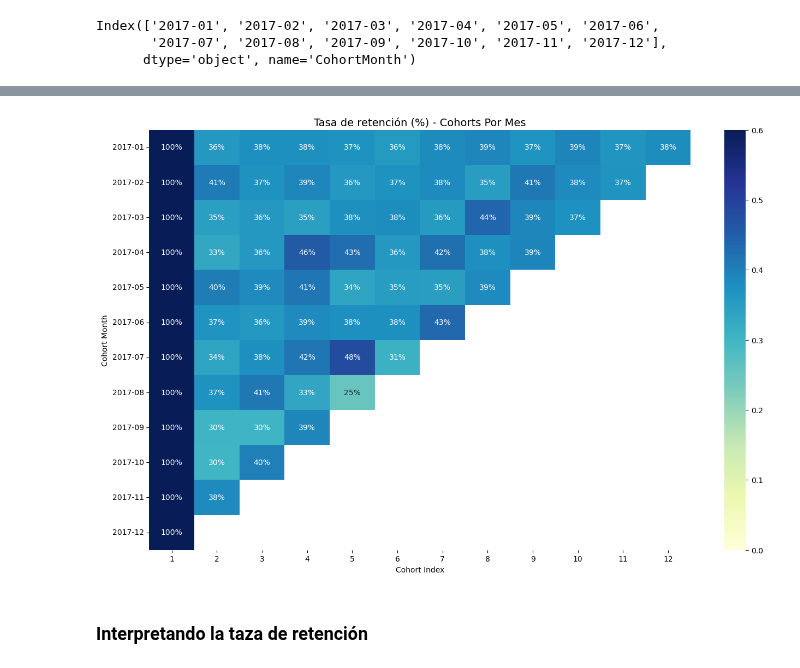
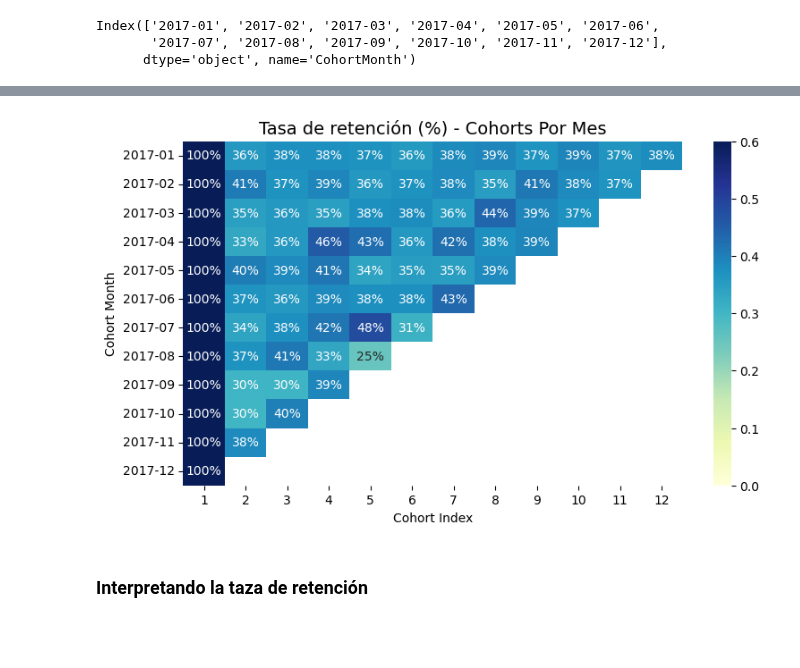
Before and after one commit to adrianmarino/cohorts, a Jupyter notebook: notebooks/example.ipynb, the cells around one changed output, grey strips where cells are left out. Cells and saved outputs as stored; diff of their text form; code cells hidden in the pictures; blank space fills up the shorter version.

```diff
--- a/notebooks/example.ipynb
+++ b/notebooks/example.ipynb
@@ -17,7 +17,7 @@ def plot_cohorts(
     cmap    = "YlGnBu",
     xlabel  = 'Cohort Month',
     ylabel  = 'Cohort Index',
-    figsize = (16, 10),
+    figsize = (10, 8),
 ):
     plt.figure(figsize=figsize)
 
@@ -334,14 +312,15 @@ Index(['2017-01', '2017-02', '2017-03', '2017-04', '2017-05', '2017-06',
 # %%
 plot_cohorts(
     retention,
     'Tasa de retención (%) - Cohorts Por Mes',
     fmt  = '.0%',
     vmin = 0.0,
-    vmax = 0.6
+    vmax = 0.6,
+    figsize = (9, 5)
 )
 # %% [output]
 [interactive output not drawn]
-[figure, old version]
+[figure, new version]
 # %% [markdown]
 ### Interpretando la taza de retención
 # %% [markdown]
```
Also changed, not shown: parts of 12 cells of this notebook.
